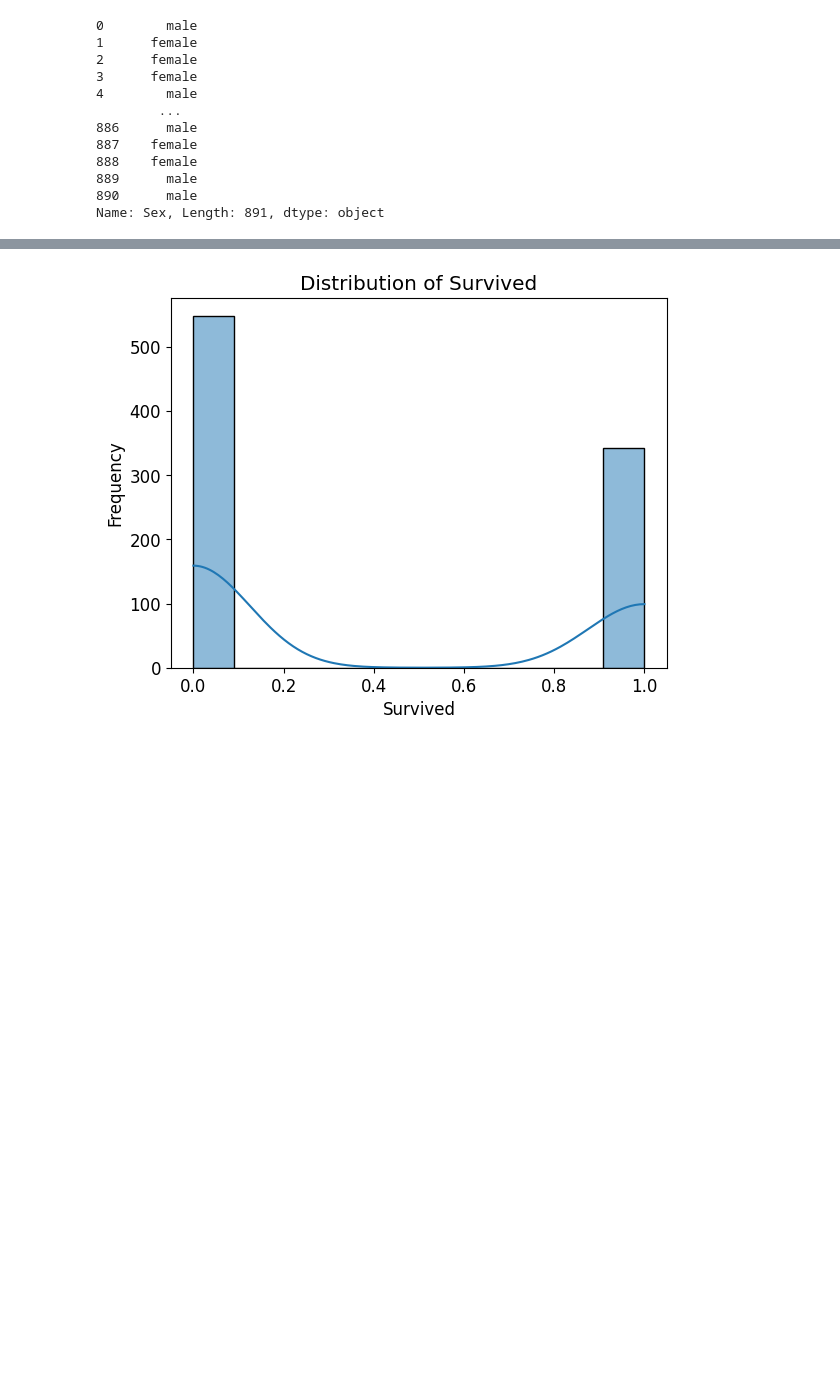
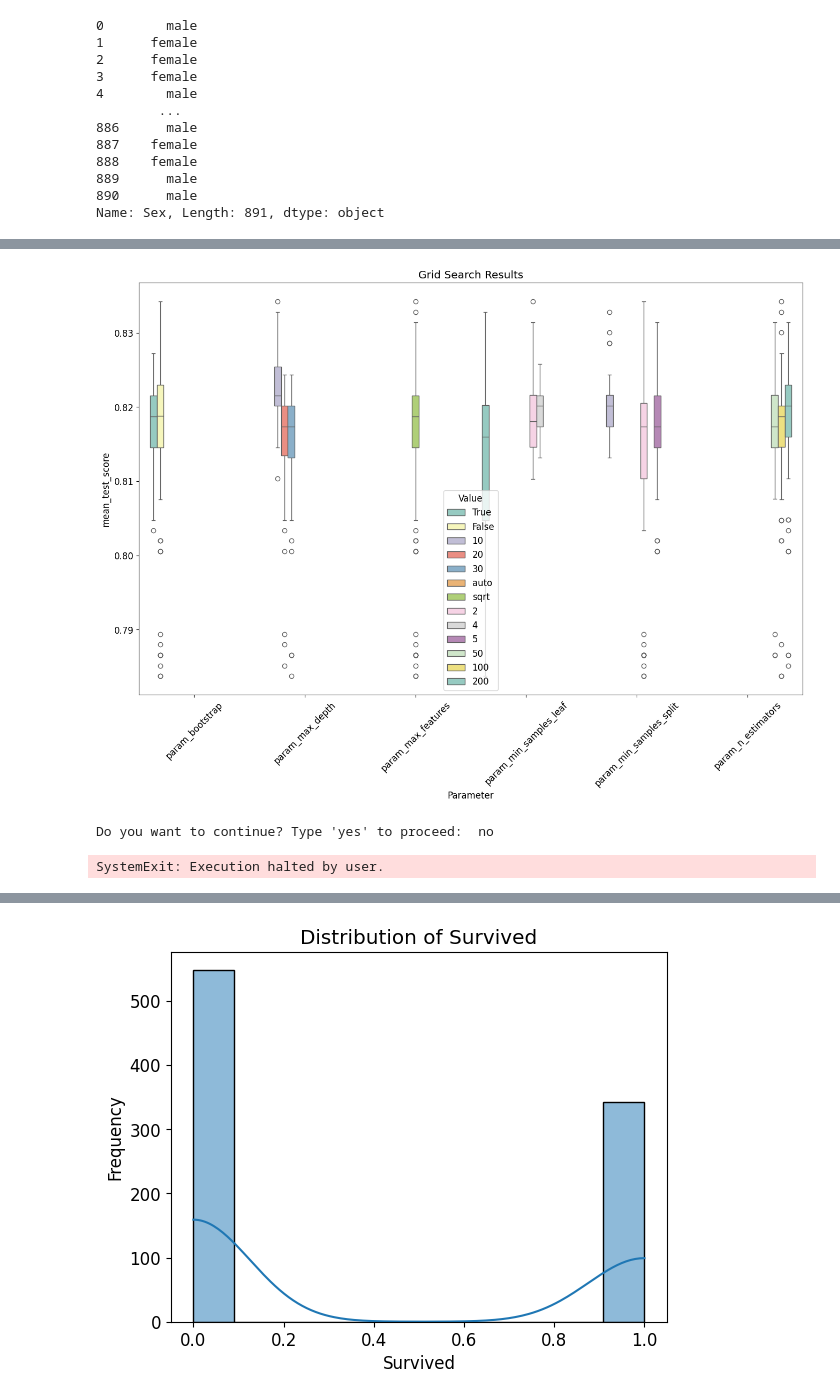
Before and after one commit to johnshaughnessy/digits, a Jupyter notebook: read_table.ipynb, the cells around one changed output, grey strips where cells are left out. Drawn from its saved outputs; the diff is of its cells as text; code cells hidden in the pictures; blank space fills up the shorter version.

```diff
--- a/read_table.ipynb
+++ b/read_table.ipynb
@@ -246,0 +346,36 @@ See the caveats in the documentation: https://pandas.pydata.org/pandas-docs/stab
+# %%
+import pandas as pd
+import seaborn as sns
+import matplotlib.pyplot as plt
+
+# Convert the grid search results to a DataFrame
+cv_results_df = pd.DataFrame(grid_search.cv_results_)
+
+# For simplicity, let's just keep some of the columns
+cv_results_df = cv_results_df[['param_bootstrap', 'param_max_depth', 'param_max_features',
+                               'param_min_samples_leaf', 'param_min_samples_split', 'param_n_estimators',
+                               'mean_test_score']]
+
+# For easier plotting, you might want to melt your DataFrame into long-form
+cv_results_long = cv_results_df.melt(id_vars=['mean_test_score'], value_vars=['param_bootstrap', 'param_max_depth', 'param_max_features',
+                                                                              'param_min_samples_leaf', 'param_min_samples_split', 'param_n_estimators'],
+                                     var_name='Parameter', value_name='Value')
+
+# Now create a boxplot to visualize the distribution of mean_test_score for each value of the parameters
+plt.figure(figsize=(16, 10))
+sns.boxplot(data=cv_results_long, x='Parameter', y='mean_test_score', hue='Value', palette='Set3')
+plt.title('Grid Search Results')
+plt.xticks(rotation=45)
+plt.show()
+# %% [output]
+[figure, added]
+# %%
+confirmation = input("Do you want to continue? Type 'yes' to proceed: ")
+
+if confirmation.lower() != 'yes':
+    raise SystemExit("Execution halted by user.")
+else:
+    print("Continuing execution...")
+# %% [output]
+Do you want to continue? Type 'yes' to proceed:  no
+SystemExit: Execution halted by user.
```
Also changed, not shown: parts of 7 cells of this notebook, 1 other file.
